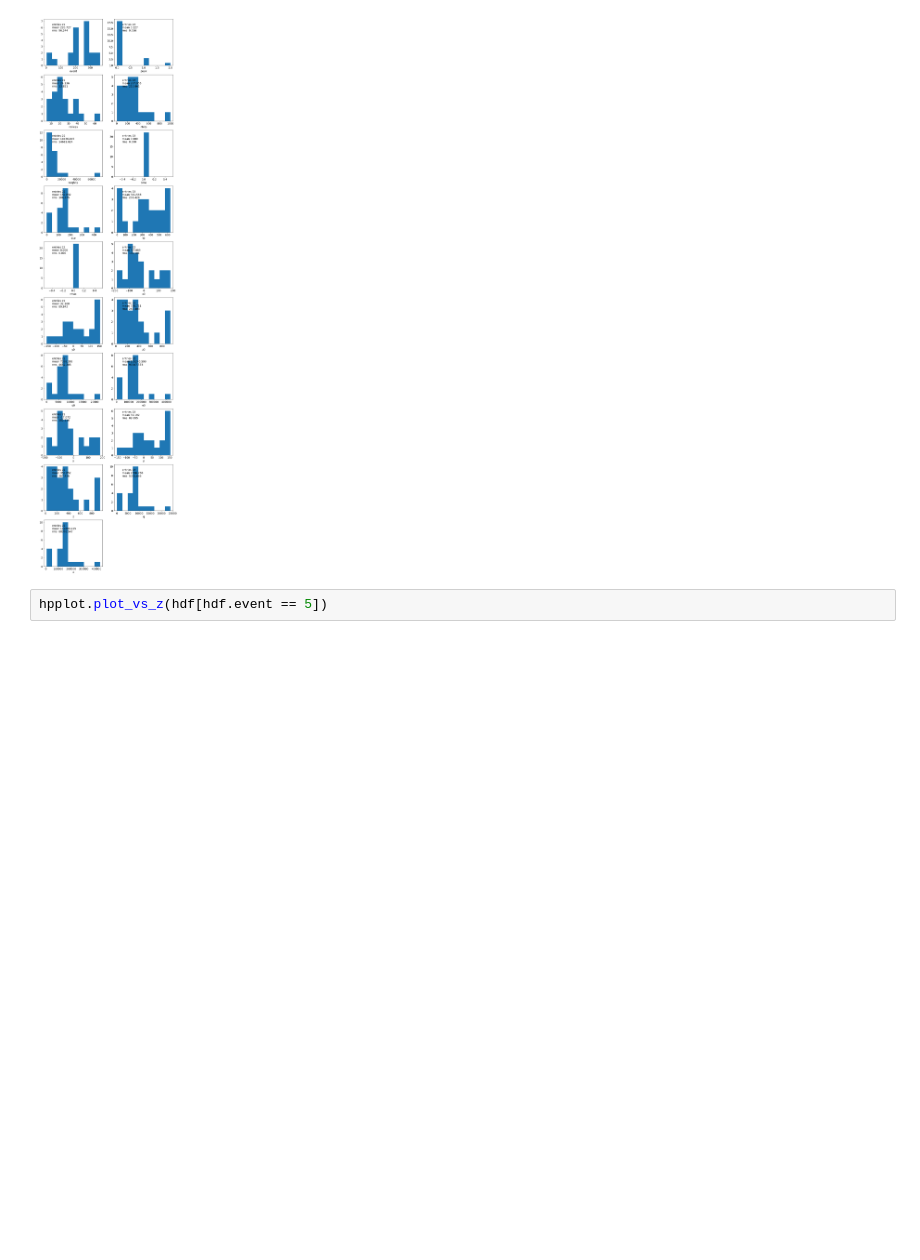
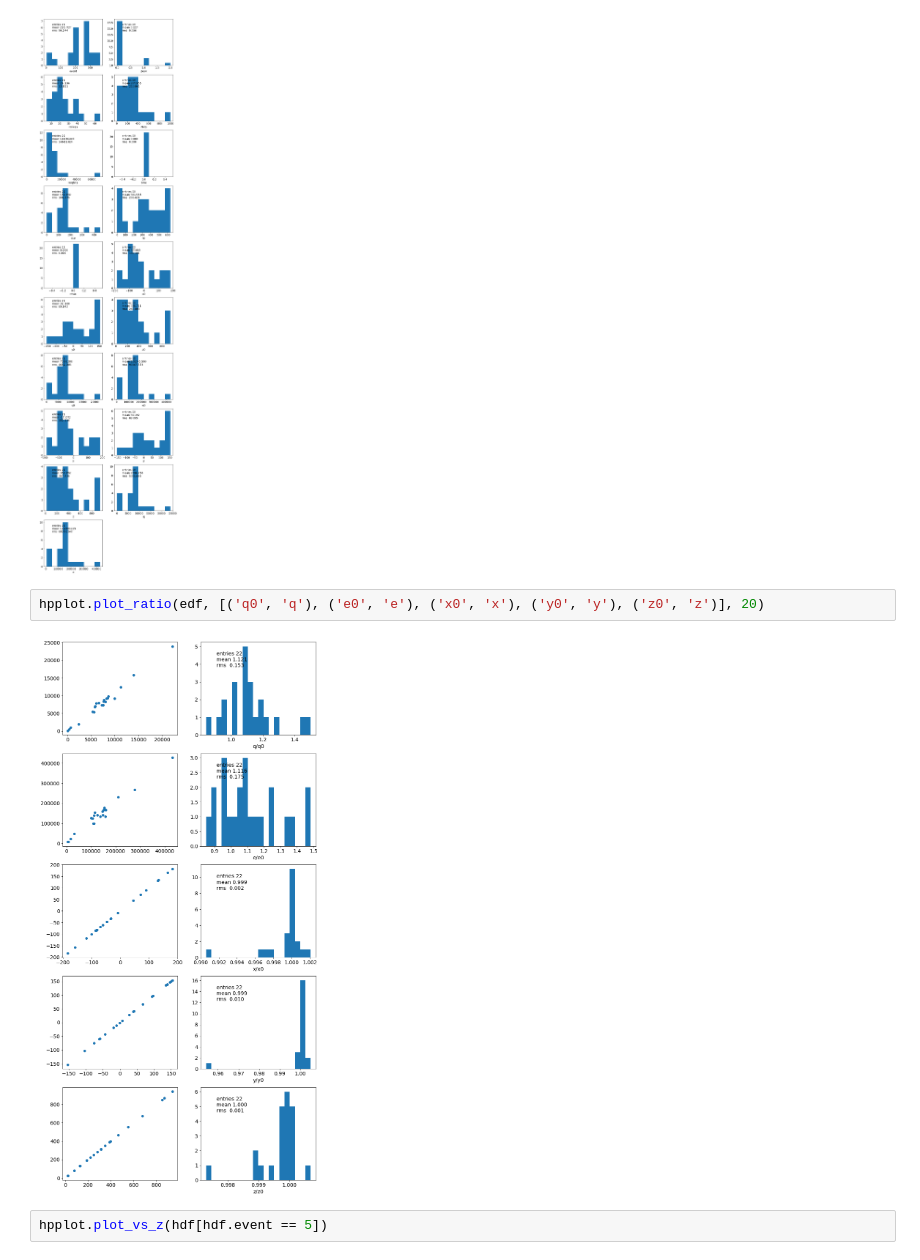
Before and after one commit to jahernando/CsThNB, a Jupyter notebook: JAH/pmaps_table_example.ipynb, the cells around one changed output. Cells and saved outputs as stored; diff of their text form; blank space fills up the shorter version.

```diff
--- a/JAH/pmaps_table_example.ipynb
+++ b/JAH/pmaps_table_example.ipynb
@@ -185,6 +197,10 @@ hdf.head()
 hpplot.plot_var(edf, hptab.edf_names, 10)
 # %% [output]
 [figure]
+# %%
+hpplot.plot_ratio(edf, [('q0', 'q'), ('e0', 'e'), ('x0', 'x'), ('y0', 'y'), ('z0', 'z')], 20)
+# %% [output]
+[figure, added]
 # %%
 hpplot.plot_vs_z(hdf[hdf.event == 5])
 # %% [output]
```
Also changed, not shown: parts of 16 cells of this notebook, 2 other files.
